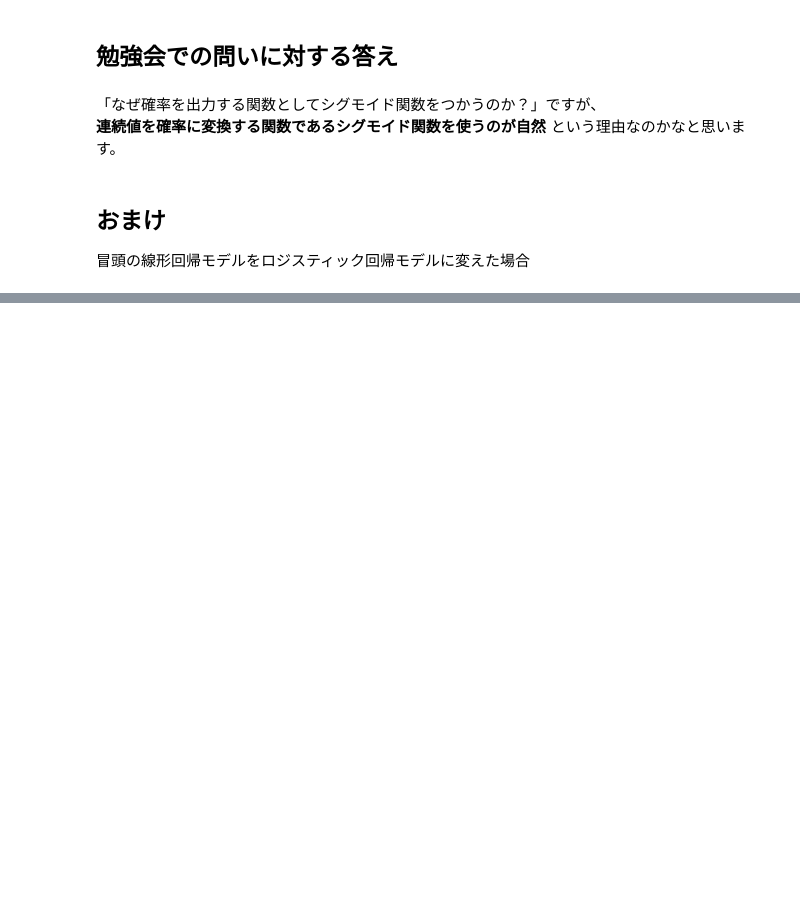
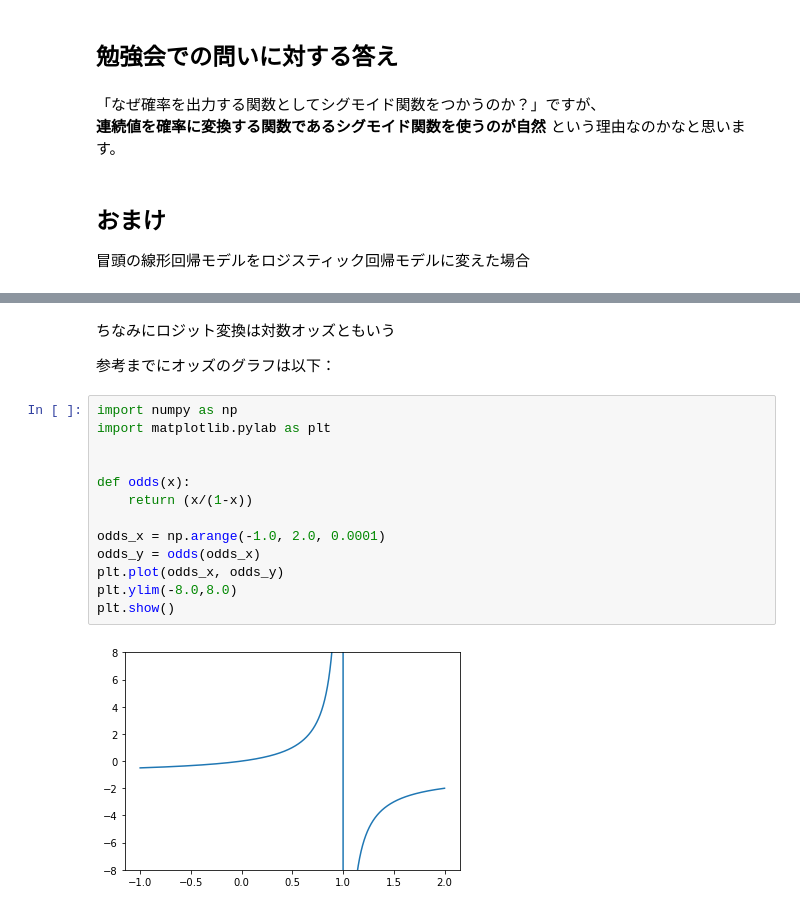
Before and after one commit to Rei-O/DL-from-scratch-in-KV, a Jupyter notebook: deep-learning-from-scratch-master/ch03/note/シグモイド関数とロジット変換.ipynb, the cells around one changed output, grey strips where cells are left out. Drawn from its saved outputs; the diff is of its cells as text; blank space fills up the shorter version.

```diff
--- a/deep-learning-from-scratch-master/ch03/note/シグモイド関数とロジット変換.ipynb
+++ b/deep-learning-from-scratch-master/ch03/note/シグモイド関数とロジット変換.ipynb
@@ -157,0 +158,19 @@ y= 1 / (1 + exp**-(0.284x+-45.409))
+# %% [markdown]
+ちなみにロジット変換は対数オッズともいう
+
+参考までにオッズのグラフは以下：
+# %%
+import numpy as np
+import matplotlib.pylab as plt
+
+
+def odds(x):
+    return (x/(1-x))
+
+odds_x = np.arange(-1.0, 2.0, 0.0001)
+odds_y = odds(odds_x)
+plt.plot(odds_x, odds_y)
+plt.ylim(-8.0,8.0)
+plt.show()
+# %% [output]
+[figure, added]
```
Also changed, not shown: parts of 3 cells of this notebook.
